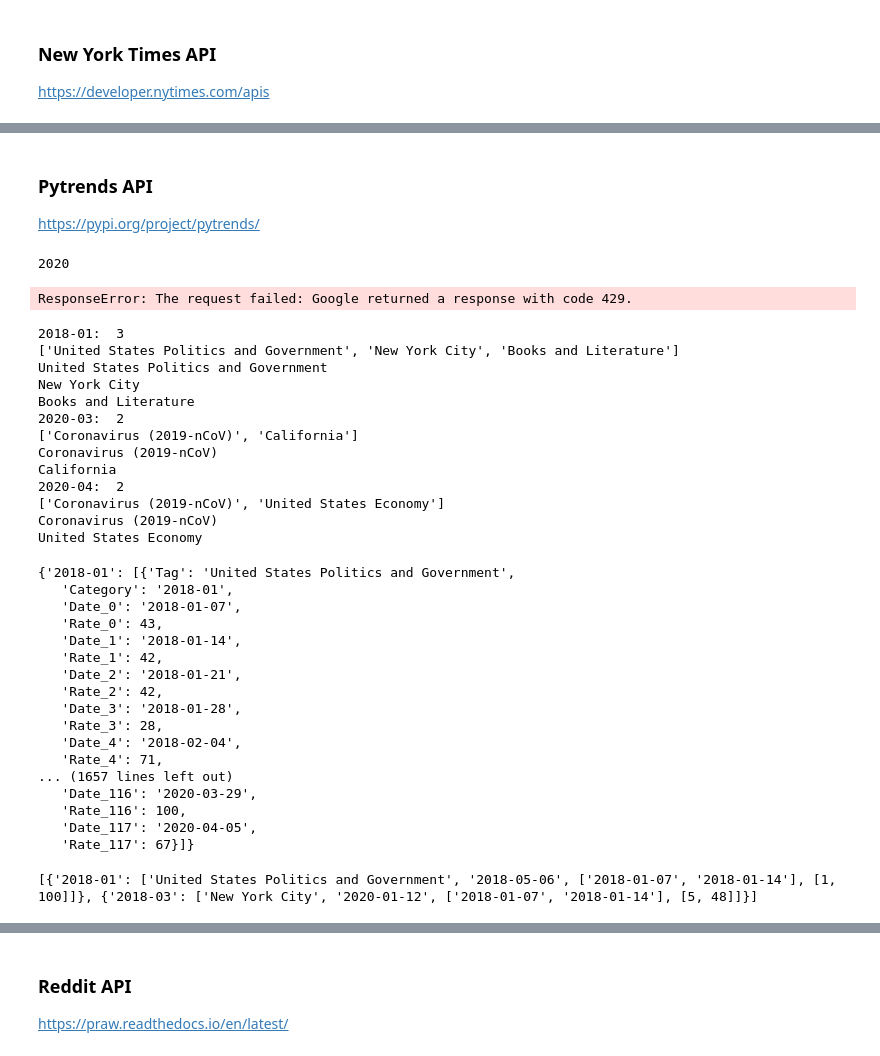
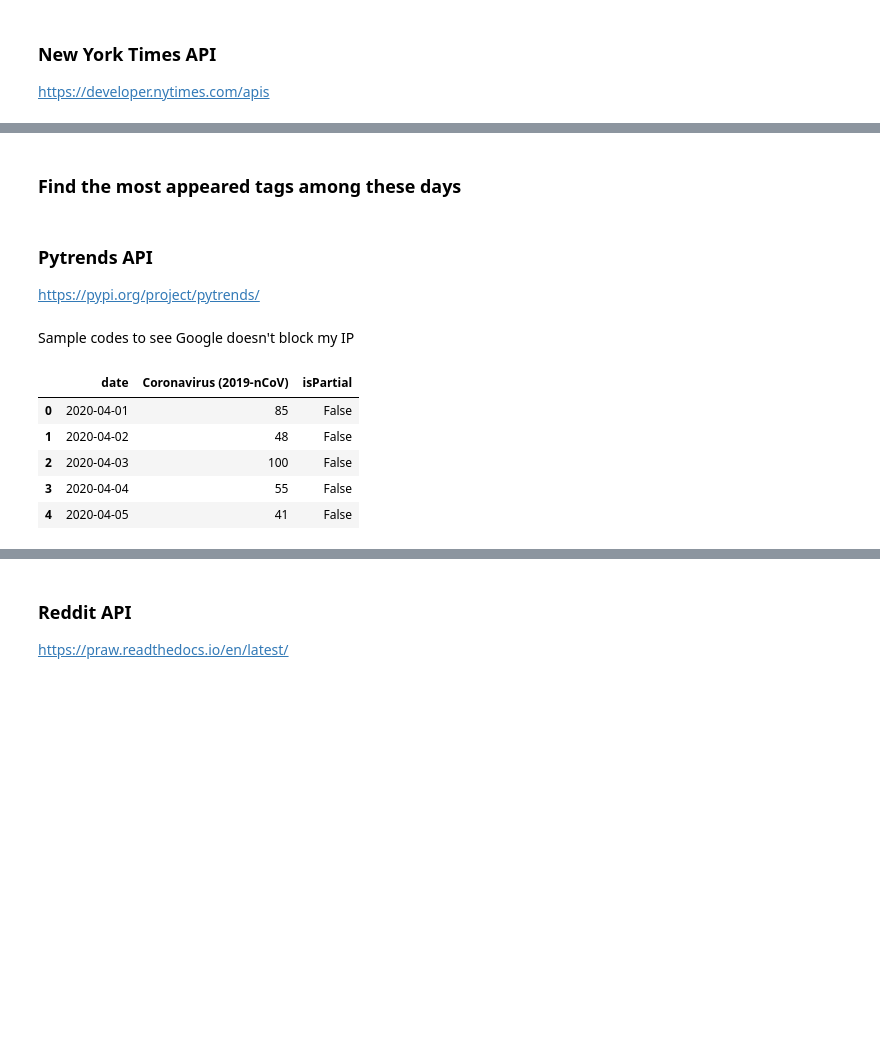
Before and after one commit to rimhoho/tag-matters, a Jupyter notebook: Monthly-Frequency-of-NYTimes-Tag.ipynb, the cells around one changed output, grey strips where cells are left out. Drawn from its saved outputs; the diff is of its cells as text; code cells hidden in the pictures; blank space fills up the shorter version.

```diff
--- a/Monthly-Frequency-of-NYTimes-Tag.ipynb
+++ b/Monthly-Frequency-of-NYTimes-Tag.ipynb
@@ -297,0 +334,2 @@ popular_article
+# %% [markdown]
+### Find the most appeared tags among these days
@@ -298,18 +364,19 @@ popular_article
 # %% [markdown]
 ### Pytrends API
 https://pypi.org/project/pytrends/
-# %%
-for yy in range(2020, 2021):
-    print(yy)
-# %% [output]
-2020
+# %% [markdown]
+Sample codes to see Google doesn't block my IP
 # %%
-# Sample codes to see Google doesn't block my IP
 pytrends = TrendReq(hl='en-US', tz=360, timeout=(10,25))
 tag_arr = ['Coronavirus (2019-nCoV)']
-pytrends.build_payload(tag_arr, cat=0, timeframe='2020-01-01 ' + str(datetime.datetime.now())[:10], geo='', gprop='')
+pytrends.build_payload(tag_arr, cat=0, timeframe='2020-04-01 ' + str(datetime.now())[:10], geo='', gprop='')
 time.sleep(2)
 df = pytrends.interest_over_time().reset_index()
-df
+df.head()
 # %% [output]
-ResponseError: The request failed: Google returned a response with code 429.
+|  | date | Coronavirus (2019-nCoV) | isPartial |
+| 0 | 2020-04-01 | 85 | False |
+| 1 | 2020-04-02 | 48 | False |
+| 2 | 2020-04-03 | 100 | False |
+| 3 | 2020-04-04 | 55 | False |
+| 4 | 2020-04-05 | 41 | False |
@@ -414,35 +382,0 @@ def get_trends_Tags(times_metadata):
-# %%
-monthly_interests = get_trends_Tags(tt)
-monthly_interests
-#  {'yyyy-mm': [{'Tag': 'tag-1', 'date-1': #ofInterest, 'Busiest': 'date-?'...}, {'Tag': 'tag-2', 'date-1': #ofInterest, 'Busiest': 'date-?' ...}], ..}
-# %% [output]
-2018-01:  3
-['United States Politics and Government', 'New York City', 'Books and Literature']
-United States Politics and Government
-New York City
-Books and Literature
-2020-03:  2
-['Coronavirus (2019-nCoV)', 'California']
-Coronavirus (2019-nCoV)
-California
-2020-04:  2
-['Coronavirus (2019-nCoV)', 'United States Economy']
-Coronavirus (2019-nCoV)
-United States Economy
-{'2018-01': [{'Tag': 'United States Politics and Government',
-   'Category': '2018-01',
-   'Date_0': '2018-01-07',
-   'Rate_0': 43,
-   'Date_1': '2018-01-14',
-   'Rate_1': 42,
-   'Date_2': '2018-01-21',
-   'Rate_2': 42,
-   'Date_3': '2018-01-28',
-   'Rate_3': 28,
-   'Date_4': '2018-02-04',
-   'Rate_4': 71,
-... (1657 lines left out)
-   'Date_116': '2020-03-29',
-   'Rate_116': 100,
-   'Date_117': '2020-04-05',
-   'Rate_117': 67}]}
@@ -464,10 +382,0 @@ sample = [{'Tag': 'United States Politics and Government',
-# %%
-google = []
-for tag in sample:
-    tag_dict = {}
-    tag_dict[tag['Category']] = [tag['Tag'], tag['Busiest_date'], [tag[t] for t in tag if t is not 'Tag' and t is not 'Category' and t is not 'Busiest_date' and type(tag[t]) == str], [tag[t] for t in tag if t is not 'Tag' and t is not 'Category' and t is not 'Busiest_date' and type(tag[t]) == int]]
-    google.append(tag_dict)
-# {'2018-01': ['New York City', '2020-01-12', ['2018-01-07', '2018-01-14'], [5, 48]], {...}}
-print(google)
-# %% [output]
-[{'2018-01': ['United States Politics and Government', '2018-05-06', ['2018-01-07', '2018-01-14'], [1, 100]]}, {'2018-03': ['New York City', '2020-01-12', ['2018-01-07', '2018-01-14'], [5, 48]]}]
```
Also changed, not shown: parts of 42 cells of this notebook.
